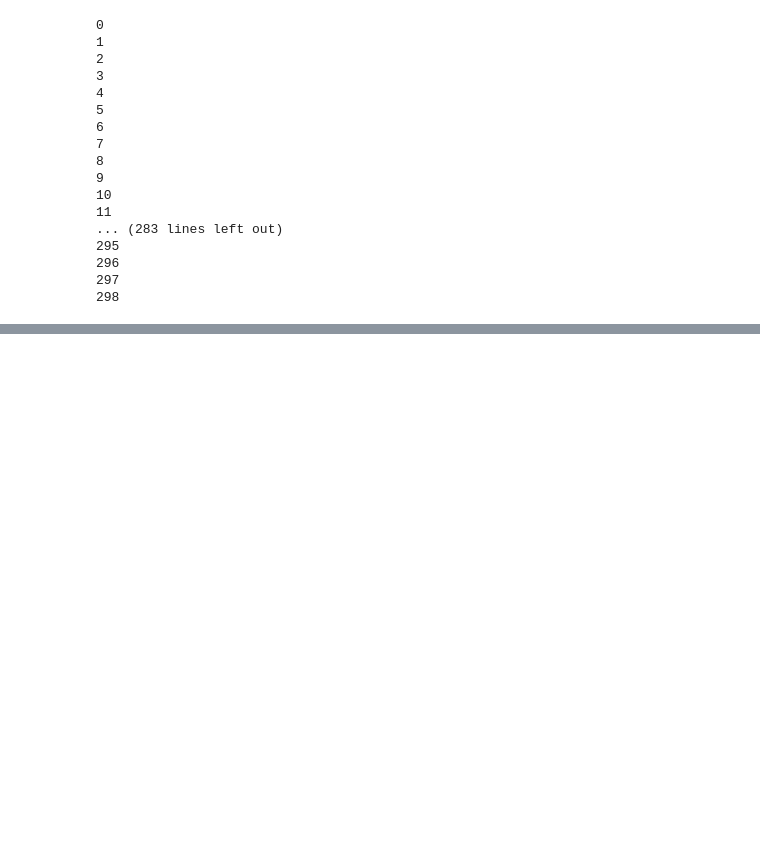
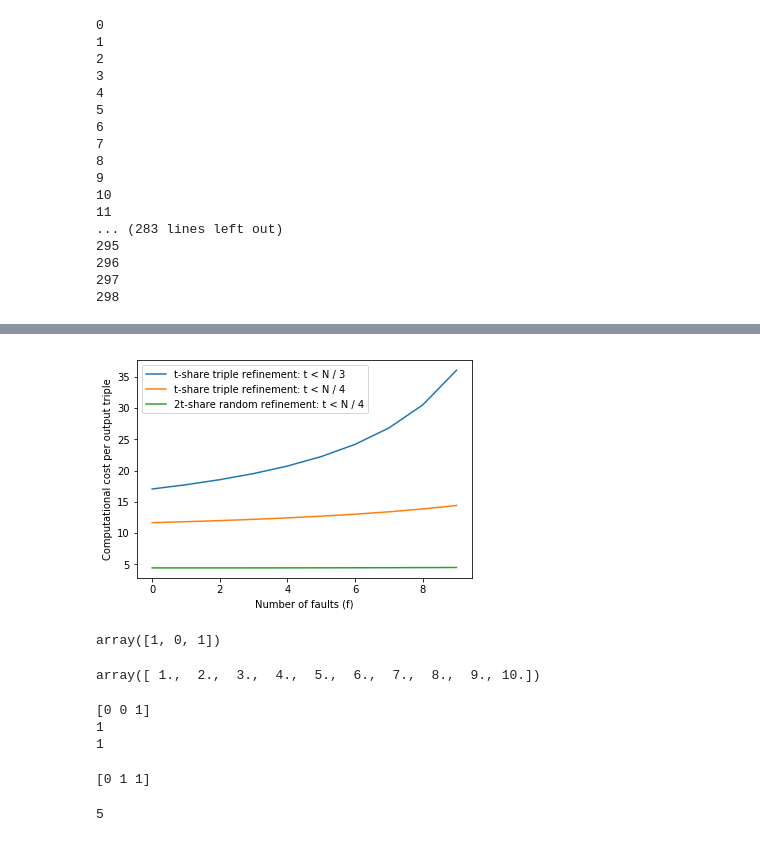
Before and after one commit to rahulgovind/vidmag, a Jupyter notebook: riesz.ipynb, the cells around one changed output, grey strips where cells are left out. Saved outputs shown, nothing was run; the diff lists cells and outputs as text; code cells hidden in the pictures; blank space fills up the shorter version.

```diff
--- a/riesz.ipynb
+++ b/riesz.ipynb
@@ -313,0 +335,22 @@ writer.release()
+# %%
+N = 32
+# t = N / 3, N / 4
+t = (N - 1) // 3
+f = np.arange(0, t)
+y = (N - f) * np.log(N - f) * 2 / (N - f - 2 * t + 1)
+plt.plot(f, y, label=r't-share triple refinement: t < N / 3')
+
+t = (N - 1) // 4
+y = (N - f) * np.log(N - f) * 2 / (N - f - 2 * t + 1)
+plt.plot(f, y, label=r't-share triple refinement: t < N / 4')
+
+t = (N - 1) // 4
+y = (N - f) * np.log(N - f) / (N - f - t)
+plt.plot(f, y, label=r'2t-share random refinement: t < N / 4')
+
+plt.xlabel("Number of faults (f)")
+plt.ylabel("Computational cost per output triple")
+plt.legend(loc='best')
+plt.savefig('samarth.eps', bbox_inches='tight', format='eps')
+# %% [output]
+[figure, added]
@@ -313,0 +384,22 @@ writer.release()
+# %%
+to_bits(x, m)
+# %% [output]
+array([1, 0, 1])
+# %%
+prefix_sum(np.ones(10), lambda x, y: x + y)
+# %% [output]
+array([ 1.,  2.,  3.,  4.,  5.,  6.,  7.,  8.,  9., 10.])
+# %%
+x, y = 13, 1324
+m = 3
+print(from_bits(binary_add(to_bits(x, m), to_bits(y, m))))
+print((x + y) % (2 ** m))
+# %% [output]
+[0 0 1]
+1
+1
+# %%
+from_bits(binary_add(to_bits(7), to_bits(6)))
+# %% [output]
+[0 1 1]
+5
```
Also changed, not shown: parts of 7 cells of this notebook, 1 other file.
